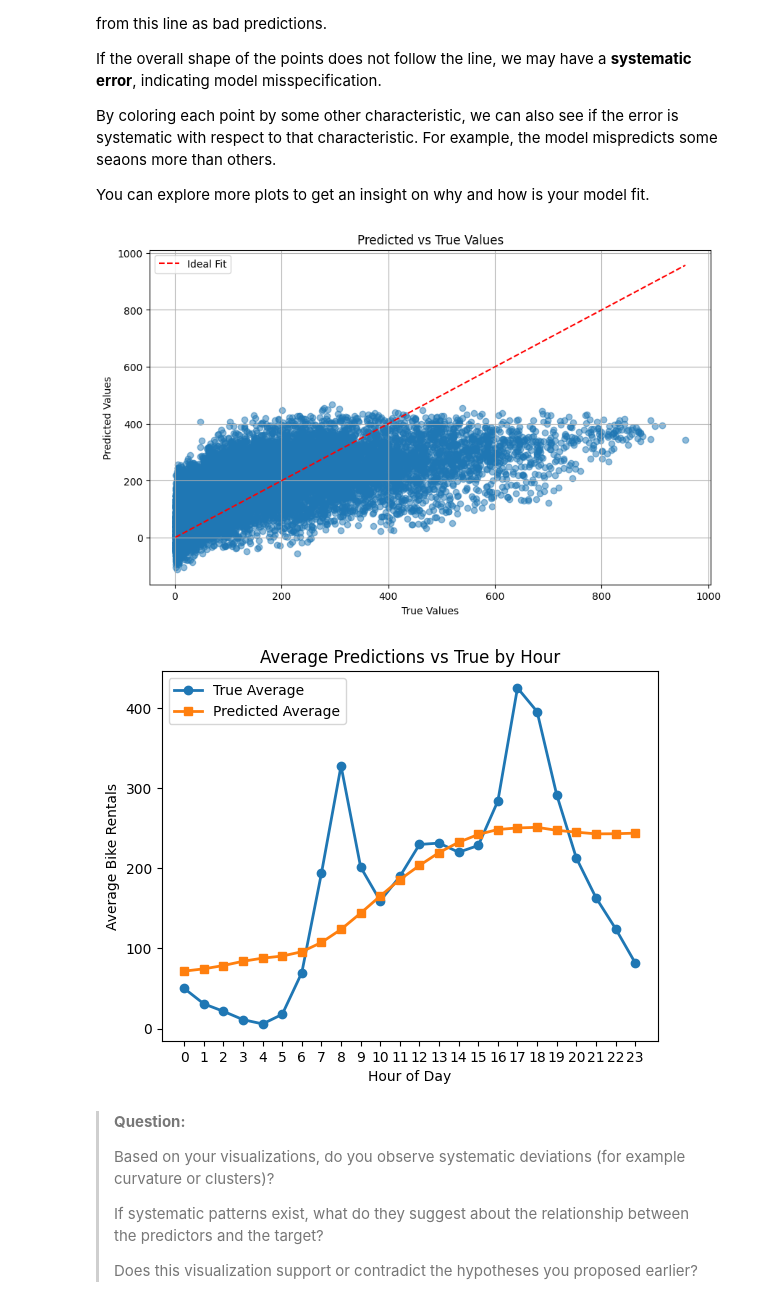
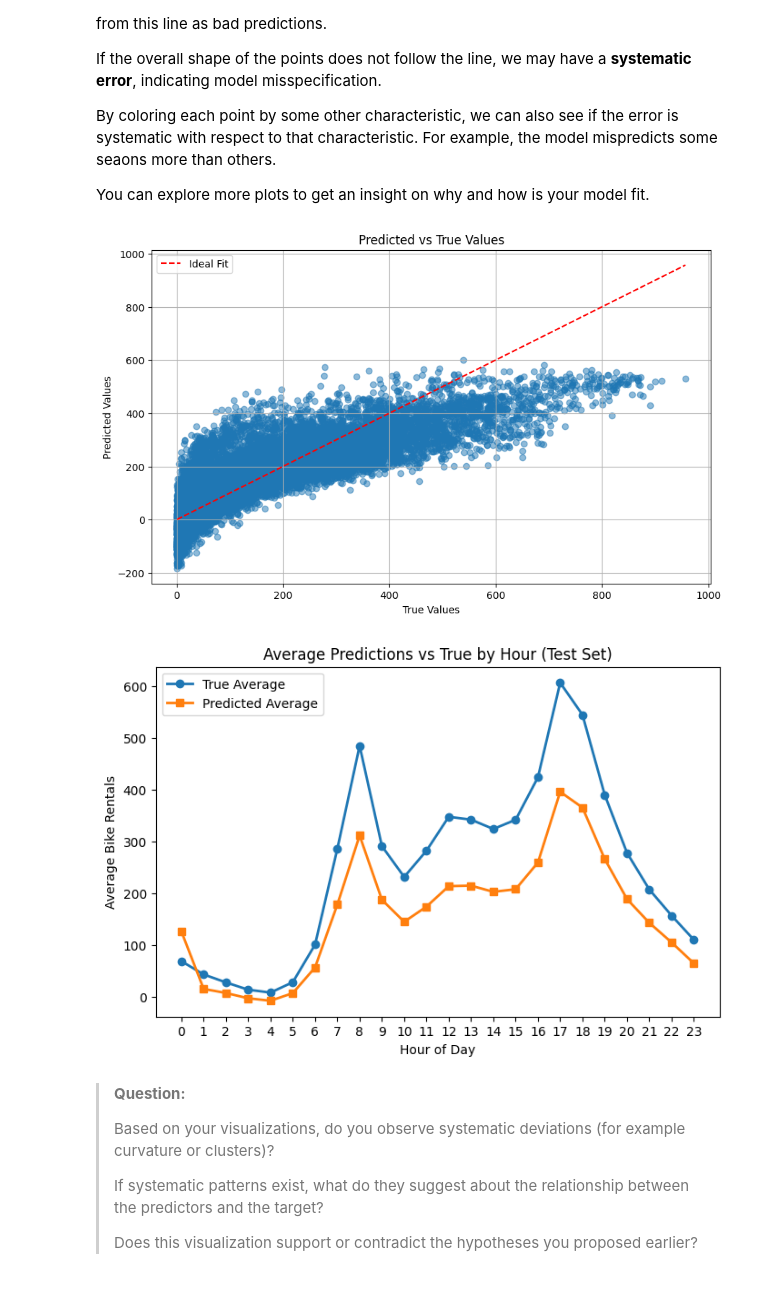
Before and after one commit to thidorta/mc886_bike-share, a Jupyter notebook: mc886_1s2026-assignment_1.ipynb, the cells around one changed output. Drawn from its saved outputs; the diff is of its cells as text; code cells hidden in the pictures.

```diff
--- a/mc886_1s2026-assignment_1.ipynb
+++ b/mc886_1s2026-assignment_1.ipynb
@@ -611,7 +648,8 @@ def plot_results(lrs: list[float], performances: dict[str, list[float]]) -> None
     plt.tight_layout()
     plt.show()
 # %%
-X, y = preprocess_data(train_df)
+X, y, preprocessor = preprocess_data(train_df, fit=True)
+X_test, y_test, _ = preprocess_data(test_df, preprocessor=preprocessor, fit=False)
 
 # You can experiment with a pre-defined set of learning rates or
 # with a range of learning rates (e.g. logarithmically spaced)
@@ -629,14 +667,9 @@ for lr in lrs:
     model.fit(X, y)
     y_pred = model.predict(X)
 
-    mse_score = mse(y, y_pred)
-    r2 = r2_score(y, y_pred)
-    mae_score = mae(y, y_pred)
-
-    performances["mse"].append(mse_score)
-    performances["r2_score"].append(r2)
-    performances["mae"].append(mae_score)
-    # Add other metrics here if you implemented them
+    performances["mse"].append(mse(y, y_pred))
+    performances["r2_score"].append(r2_score(y, y_pred))
+    performances["mae"].append(mae(y, y_pred))
 
 plot_results(lrs, performances)
 # %% [output]
@@ -706,8 +735,13 @@ best_lr = 0.01 # Choose the best learning rate based on the previous graphs
 
 best_linear_model = LinearRegression(learning_rate=best_lr, n_iterations=10000)
 best_linear_model.fit(X, y)
+
+# Predição no treino
 y_pred = best_linear_model.predict(X)
 
+# Predição no teste
+y_pred_test = best_linear_model.predict(X_test)
+
 pred_vs_true_plot(y, y_pred)
 # %% [output]
-[figure, old version]
+[figure, new version]
@@ -716,18 +748,19 @@ pred_vs_true_plot(y, y_pred)
 # %%
-# Agrupar e calcular média por hora
-hourly_true = train_df.groupby('hr')['cnt'].mean()
-hourly_pred = pd.Series(y_pred, index=train_df.index).groupby(train_df['hr']).mean()
+# Agrupar e calcular média por hora no conjunto de teste
+hourly_true_test = test_df.groupby('hr')['cnt'].mean()
+hourly_pred_test = pd.Series(y_pred_test, index=test_df.index).groupby(test_df['hr']).mean()
 
-plt.plot(hourly_true.index, hourly_true.values, marker='o', label='True Average', linewidth=2)
-plt.plot(hourly_pred.index, hourly_pred.values, marker='s', label='Predicted Average', linewidth=2)
+plt.figure(figsize=(8, 5))
+plt.plot(hourly_true_test.index, hourly_true_test.values, marker='o', label='True Average', linewidth=2)
+plt.plot(hourly_pred_test.index, hourly_pred_test.values, marker='s', label='Predicted Average', linewidth=2)
 plt.xlabel("Hour of Day")
 plt.ylabel("Average Bike Rentals")
 plt.legend()
-plt.title("Average Predictions vs True by Hour")
+plt.title("Average Predictions vs True by Hour (Test Set)")
 plt.xticks(range(0, 24))
 plt.show()
 # %% [output]
-[figure, old version]
+[figure, new version]
 # %% [markdown]
 > **Question:**
 >
```
Also changed, not shown: parts of 7 cells of this notebook.
